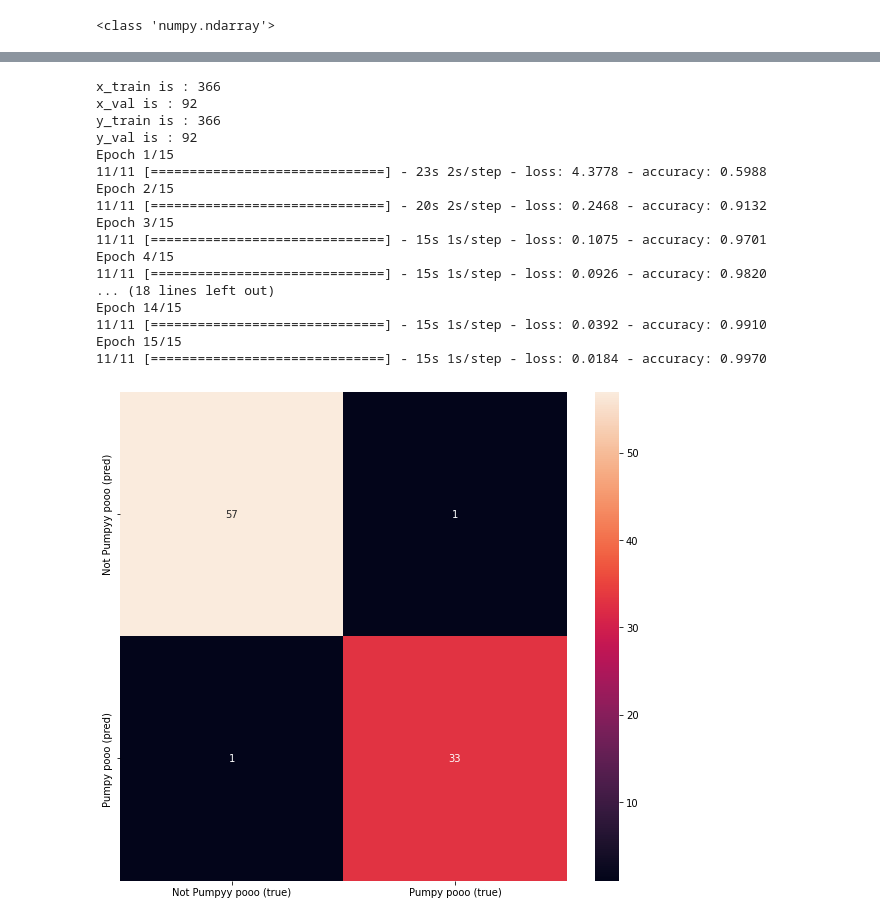
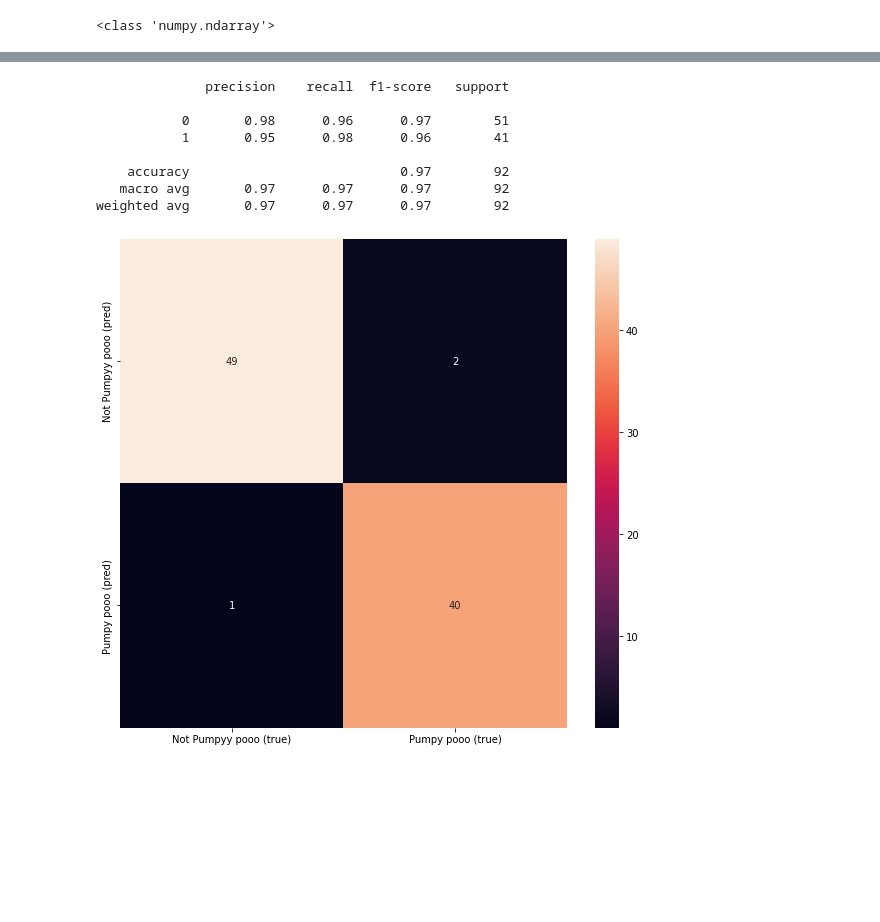
Before and after one commit to Lidiia-Afanasieva/ISSvsSteven, a Jupyter notebook: ISSvsSteven.ipynb, the cells around one changed output, grey strips where cells are left out. Cells and saved outputs as stored; diff of their text form; code cells hidden in the pictures; blank space fills up the shorter version.

Commit message:
Kinda trying to make coor version of classification_report. Made 32x32 pixel, 8x8 is too bad.

```diff
--- a/ISSvsSteven.ipynb
+++ b/ISSvsSteven.ipynb
@@ -77,7 +98,7 @@ classes = ['Not Pumpyy pooo', 'Pumpy pooo']
 full_img_list = []
 full_base = []
 
-img_size = 256
+img_size = 32
 
 train_base = []
 test_base = []
@@ -96,8 +117,6 @@ for d_set_path in directory:
     full_base.extend([[i, current_class] for i in temp_arr])
 
 magick(full_base[800], full_base[4])
-
-random.shuffle(full_base)
 # %% [output]
 /content/drive/MyDrive/steven/Стивен из вселенной Стивена и международная космическая станция/MKC
 602 0
@@ -253,38 +277,32 @@ datagen = ImageDataGenerator(featurewise_center=False,
 
 datagen.fit(x_train)
 history = model.fit(datagen.flow(x_train, y_train, batch_size=batch_size), epochs=epochs, steps_per_epoch=x_train.shape[0]//batch_size)
-# %% [output]
-x_train is : 366
-x_val is : 92
-y_train is : 366
-y_val is : 92
-Epoch 1/15
-11/11 [==============================] - 23s 2s/step - loss: 4.3778 - accuracy: 0.5988
-Epoch 2/15
-11/11 [==============================] - 20s 2s/step - loss: 0.2468 - accuracy: 0.9132
-Epoch 3/15
-11/11 [==============================] - 15s 1s/step - loss: 0.1075 - accuracy: 0.9701
-Epoch 4/15
-11/11 [==============================] - 15s 1s/step - loss: 0.0926 - accuracy: 0.9820
-... (18 lines left out)
-Epoch 14/15
-11/11 [==============================] - 15s 1s/step - loss: 0.0392 - accuracy: 0.9910
-Epoch 15/15
-11/11 [==============================] - 15s 1s/step - loss: 0.0184 - accuracy: 0.9970
 # %%
 # CONTROL VALIDATION
+
+from google.colab import data_table
 
 y_pred = model.predict(x_val)
 y_pred_cls = np.argmax(y_pred, axis=1)
 y_true = np.argmax(y_val, axis=1)
 conf_mat = confusion_matrix(y_true, y_pred_cls)
+data_table.enable_dataframe_formatter()
+print(classification_report(y_true, y_pred_cls))
 f, ax = plt.subplots(figsize=(10, 9))
 sns.heatmap(conf_mat, annot=True, fmt='.0f')
 ax.set_xticklabels([item + ' (true)' for item in classes])
 ax.set_yticklabels([item + ' (pred)' for item in classes])
 plt.show()
 # %% [output]
+              precision    recall  f1-score   support
+
+           0       0.98      0.96      0.97        51
+           1       0.95      0.98      0.96        41
+
+    accuracy                           0.97        92
+   macro avg       0.97      0.97      0.97        92
+weighted avg       0.97      0.97      0.97        92
-[figure, old version]
+[figure, new version]
 # %%
 # TEST
 
```
Also changed, not shown: parts of 13 cells of this notebook.
